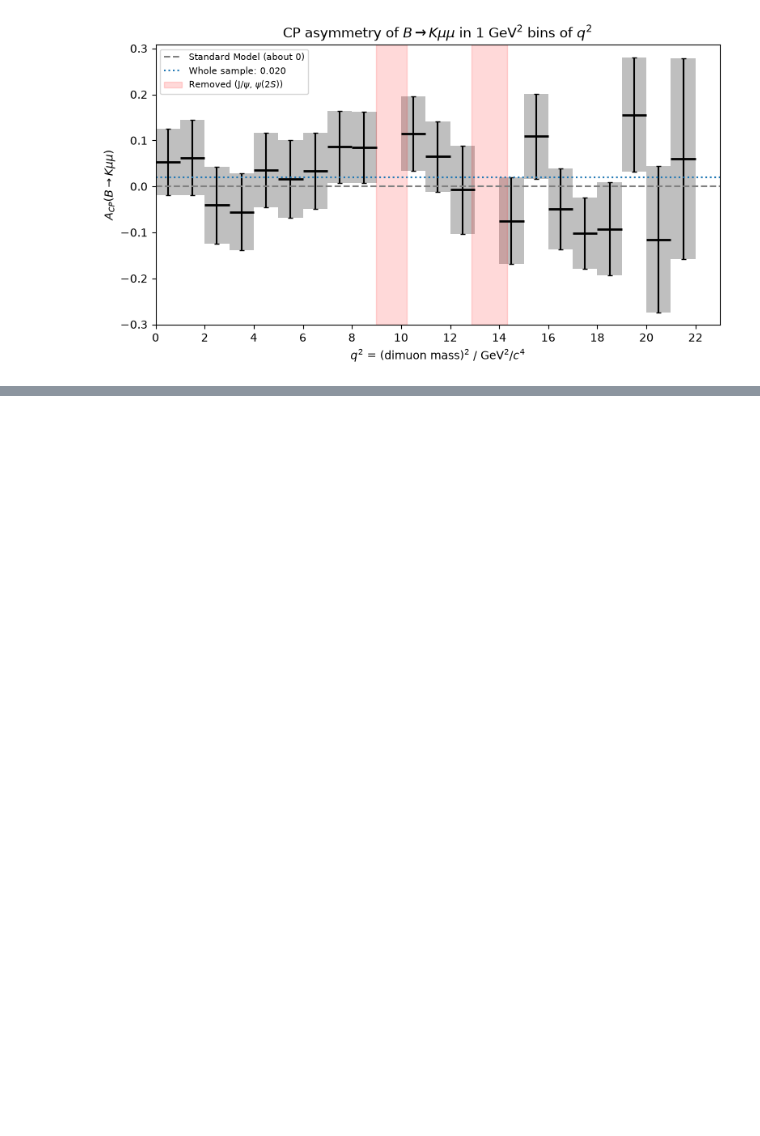
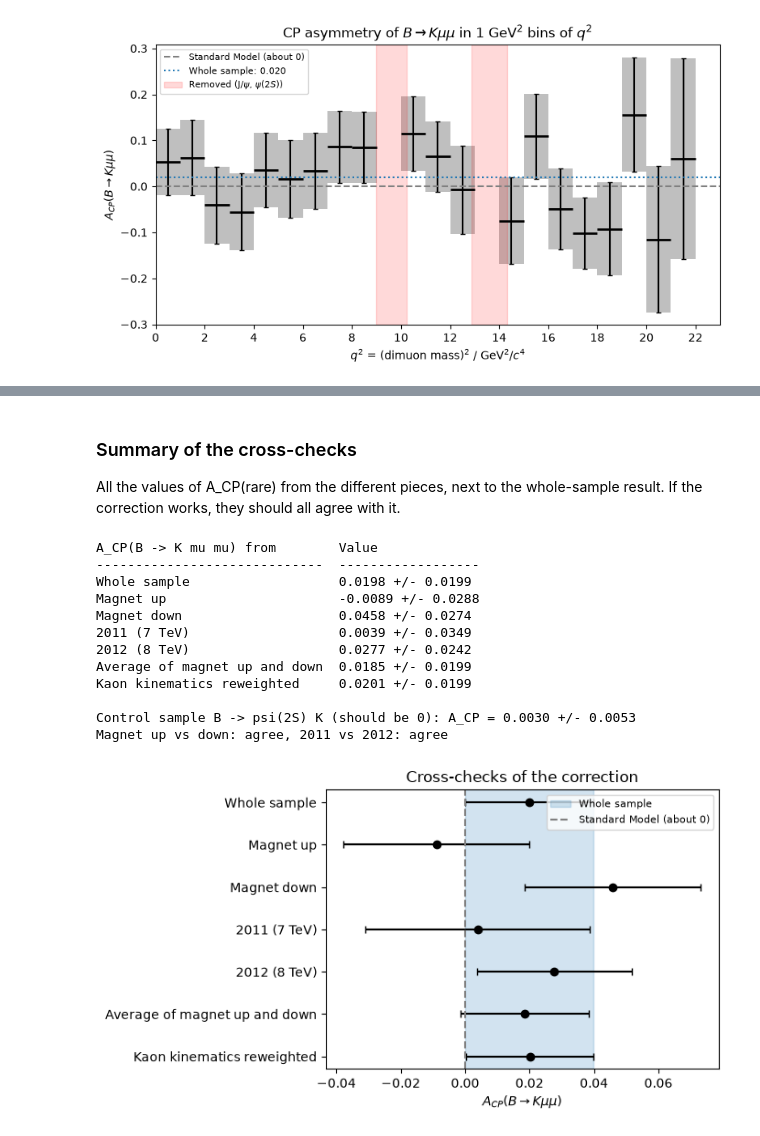
Before and after one commit to kamil-magom/kamil-sahrid-y3-cycle1-lab, a Jupyter notebook: sahrid/workbook.ipynb, the cells around one changed output, grey strips where cells are left out. Saved outputs shown, nothing was run; the diff lists cells and outputs as text; code cells hidden in the pictures; blank space fills up the shorter version.

Commit message:
Cross checks

```diff
--- a/sahrid/workbook.ipynb
+++ b/sahrid/workbook.ipynb
@@ -2024,0 +2106,9 @@ plt.show()
+# %%
+year_results = [acp_in_subset(data['Year'] == 2011, 'y2011', '2011 (7 TeV)'),
+                acp_in_subset(data['Year'] == 2012, 'y2012', '2012 (8 TeV)')]
+print_pieces(year_results)
+
+d, e, n = compare(*year_results, 'A_raw_jpsik')
+print(f'\nA_raw(J/psi K), 2011 - 2012 = {d:.4f} +/- {e:.4f} ({n:.1f} sigma): how much the fake asymmetry changed between the years')
+d, e, n = compare(*year_results, 'A_CP')
+print(f'A_CP(rare),     2011 - 2012 = {d:.4f} +/- {e:.4f} ({n:.1f} sigma): {verdict(n)}')
@@ -2024,0 +2277,41 @@ plt.show()
+# %% [markdown]
+### Summary of the cross-checks
+All the values of A_CP(rare) from the different pieces, next to the whole-sample result. If the correction works, they should all agree with it.
+# %%
+summary_rows = [('Whole sample', A_CP_rare, A_CP_rare_err)]
+summary_rows += [(r['label'], r['A_CP'], r['A_CP_err']) for r in magnet_results + year_results]
+summary_rows += [('Average of magnet up and down', A_CP_magnet_avg, A_CP_magnet_avg_err),
+                 ('Kaon kinematics reweighted', A_CP_rare - kinematic_shift, A_CP_rare_err)]
+
+print(tabulate([(label, f'{value:.4f} +/- {err:.4f}') for label, value, err in summary_rows],
+               headers=['A_CP(B -> K mu mu) from', 'Value']))
+print(f'\nControl sample B -> psi(2S) K (should be 0): A_CP = {A_CP_psi2sk:.4f} +/- {A_CP_psi2sk_err:.4f}')
+print(f'Magnet up vs down: {verdict(compare(*magnet_results, "A_CP")[2])}, 2011 vs 2012: {verdict(compare(*year_results, "A_CP")[2])}')
+
+#Plot: every version of A_CP, with the whole-sample result as a band
+fig, ax = plt.subplots(figsize=(7, 4))
+y = np.arange(len(summary_rows))[::-1]
+ax.errorbar([v for _, v, _ in summary_rows], y, xerr=[e for _, _, e in summary_rows], fmt='o', color='black', capsize=3)
+ax.axvspan(A_CP_rare - A_CP_rare_err, A_CP_rare + A_CP_rare_err, color='tab:blue', alpha=0.2, label='Whole sample')
+ax.axvline(0, color='grey', linestyle='--', label='Standard Model (about 0)')
+ax.set_yticks(y)
+ax.set_yticklabels([label for label, _, _ in summary_rows])
+ax.set_xlabel(r'$A_{CP}(B \to K \mu\mu)$')
+ax.set_title('Cross-checks of the correction')
+ax.legend(fontsize=8)
+fig.tight_layout()
+plt.show()
+# %% [output]
+A_CP(B -> K mu mu) from        Value
+-----------------------------  ------------------
+Whole sample                   0.0198 +/- 0.0199
+Magnet up                      -0.0089 +/- 0.0288
+Magnet down                    0.0458 +/- 0.0274
+2011 (7 TeV)                   0.0039 +/- 0.0349
+2012 (8 TeV)                   0.0277 +/- 0.0242
+Average of magnet up and down  0.0185 +/- 0.0199
+Kaon kinematics reweighted     0.0201 +/- 0.0199
+
+Control sample B -> psi(2S) K (should be 0): A_CP = 0.0030 +/- 0.0053
+Magnet up vs down: agree, 2011 vs 2012: agree
+[figure, added]
```
Also changed, not shown: parts of 12 cells of this notebook.
